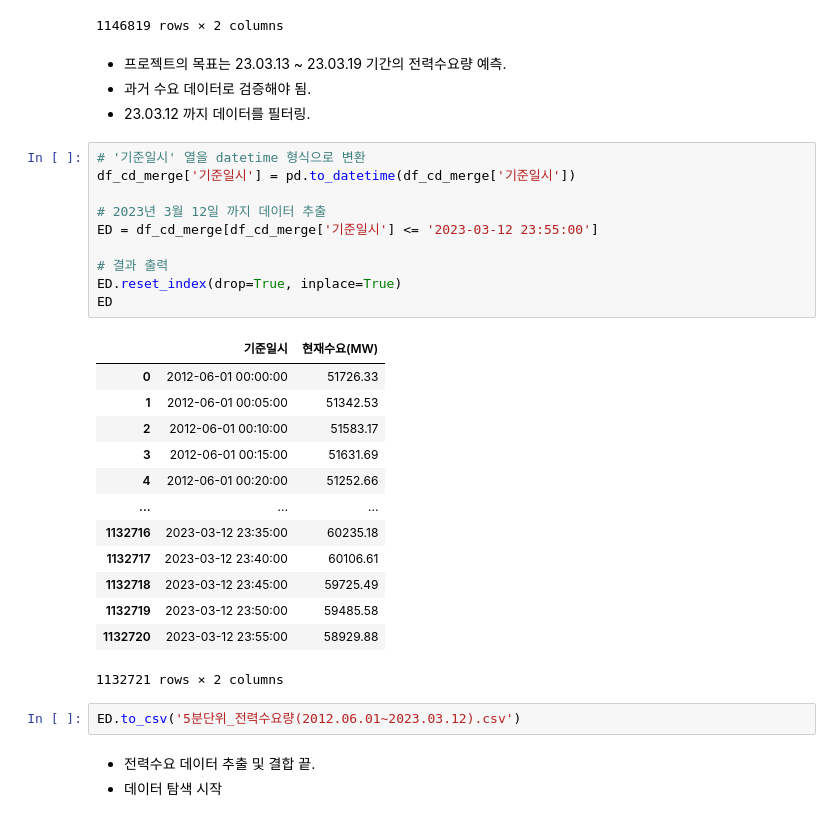
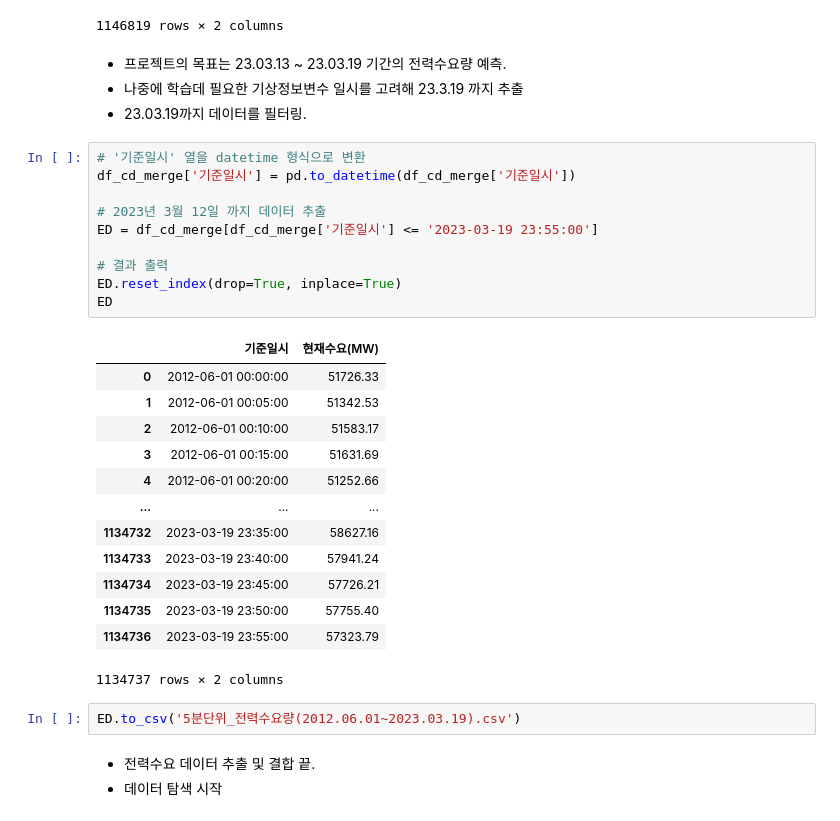
Before and after one commit to samatdi/energy_pred, a Jupyter notebook: 기상정보를 활용한 실시간 전력수요 예측모델 개발.ipynb, the cells around one changed output. Cells and saved outputs as stored; diff of their text form.

```diff
--- a/기상정보를 활용한 실시간 전력수요 예측모델 개발.ipynb
+++ b/기상정보를 활용한 실시간 전력수요 예측모델 개발.ipynb
@@ -311,34 +311,34 @@ df_cd_merge
 1146819 rows × 2 columns
 # %% [markdown]
 * 프로젝트의 목표는 23.03.13 ~ 23.03.19 기간의 전력수요량 예측.
-* 과거 수요 데이터로 검증해야 됨.
-* 23.03.12 까지 데이터를 필터링.
+* 나중에 학습데 필요한 기상정보변수 일시를 고려해 23.3.19 까지 추출
+* 23.03.19까지 데이터를 필터링.
 # %%
 # '기준일시' 열을 datetime 형식으로 변환
 df_cd_merge['기준일시'] = pd.to_datetime(df_cd_merge['기준일시'])
 
 # 2023년 3월 12일 까지 데이터 추출
-ED = df_cd_merge[df_cd_merge['기준일시'] <= '2023-03-12 23:55:00']
+ED = df_cd_merge[df_cd_merge['기준일시'] <= '2023-03-19 23:55:00']
 
 # 결과 출력
 ED.reset_index(drop=True, inplace=True)
 ED
 # %% [output]
 |  | 기준일시 | 현재수요(MW) |
 | 0 | 2012-06-01 00:00:00 | 51726.33 |
 | 1 | 2012-06-01 00:05:00 | 51342.53 |
 | 2 | 2012-06-01 00:10:00 | 51583.17 |
 | 3 | 2012-06-01 00:15:00 | 51631.69 |
 | 4 | 2012-06-01 00:20:00 | 51252.66 |
 | ... | ... | ... |
-| 1132716 | 2023-03-12 23:35:00 | 60235.18 |
-| 1132717 | 2023-03-12 23:40:00 | 60106.61 |
-| 1132718 | 2023-03-12 23:45:00 | 59725.49 |
-| 1132719 | 2023-03-12 23:50:00 | 59485.58 |
-| 1132720 | 2023-03-12 23:55:00 | 58929.88 |
+| 1134732 | 2023-03-19 23:35:00 | 58627.16 |
+| 1134733 | 2023-03-19 23:40:00 | 57941.24 |
+| 1134734 | 2023-03-19 23:45:00 | 57726.21 |
+| 1134735 | 2023-03-19 23:50:00 | 57755.40 |
+| 1134736 | 2023-03-19 23:55:00 | 57323.79 |
-1132721 rows × 2 columns
+1134737 rows × 2 columns
 # %%
-ED.to_csv('5분단위_전력수요량(2012.06.01~2023.03.12).csv')
+ED.to_csv('5분단위_전력수요량(2012.06.01~2023.03.19).csv')
 # %% [markdown]
 * 전력수요 데이터 추출 및 결합 끝.
 * 데이터 탐색 시작
```
Also changed, not shown: parts of 37 cells of this notebook.
